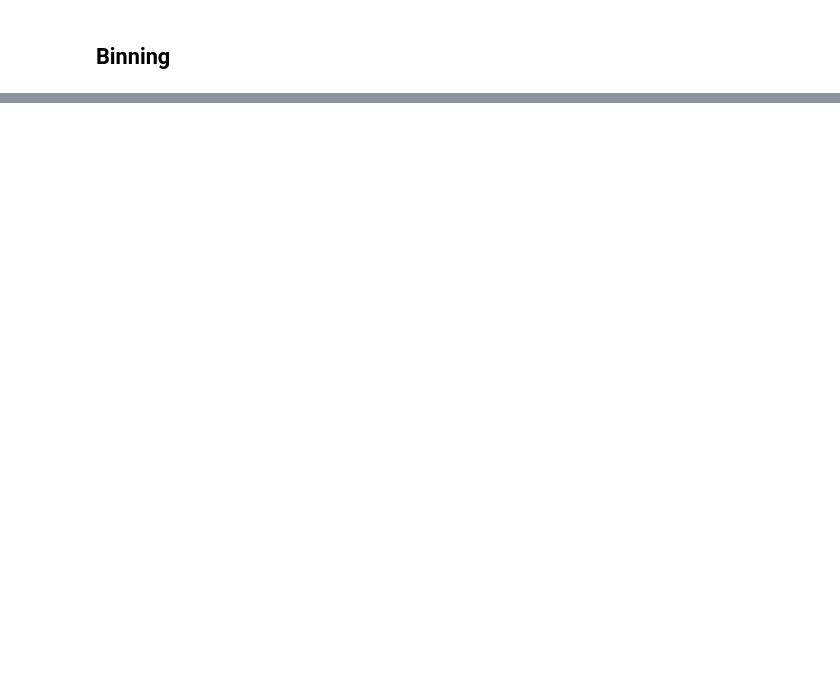
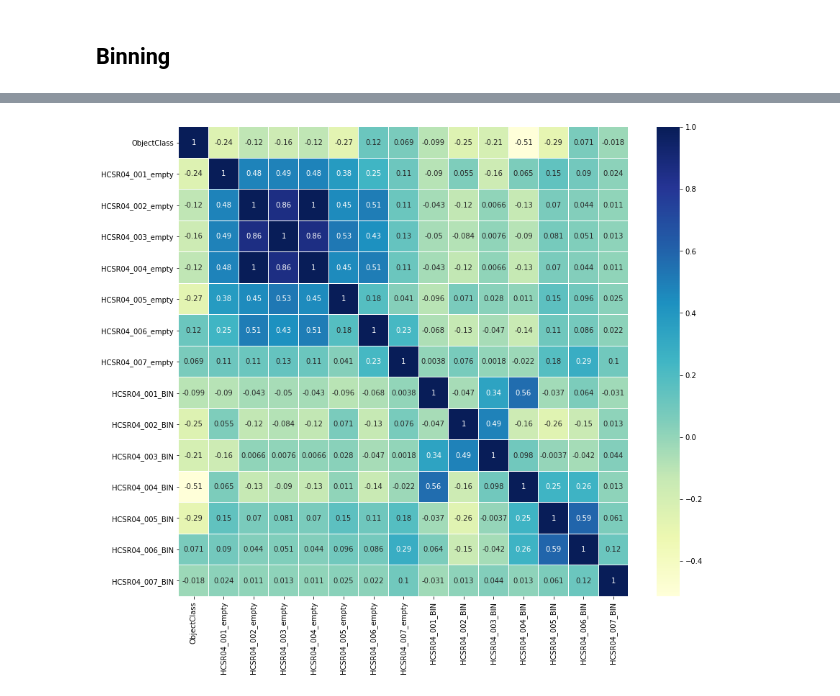
Before and after one commit to emanbuc/ultrasonic-vision, a Jupyter notebook: notebooks/create_training_dataset.ipynb, the cells around one changed output, grey strips where cells are left out. Drawn from its saved outputs; the diff is of its cells as text; code cells hidden in the pictures; blank space fills up the shorter version.

```diff
--- a/notebooks/create_training_dataset.ipynb
+++ b/notebooks/create_training_dataset.ipynb
@@ -171,0 +180,18 @@ data[data['HCSR04_001'] < 20]
+# %%
+# The data is categorial so I convert it with LabelEncoder to transfer to ordinal.
+
+from sklearn.model_selection import train_test_split
+from sklearn.preprocessing import LabelEncoder
+
+labelencoder=LabelEncoder()
+for column in categorialColumns:
+    data[column] = labelencoder.fit_transform(data[column])
+# %%
+dataCategoricalOnly = data.loc[:,categorialColumns]
+# %%
+import seaborn as sns
+plt.figure(figsize=(14,12))
+sns.heatmap(dataCategoricalOnly.corr(),linewidths=.1,cmap="YlGnBu", annot=True)
+plt.yticks(rotation=0);
+# %% [output]
+[figure, added]
```
Also changed, not shown: parts of 4 cells of this notebook.
